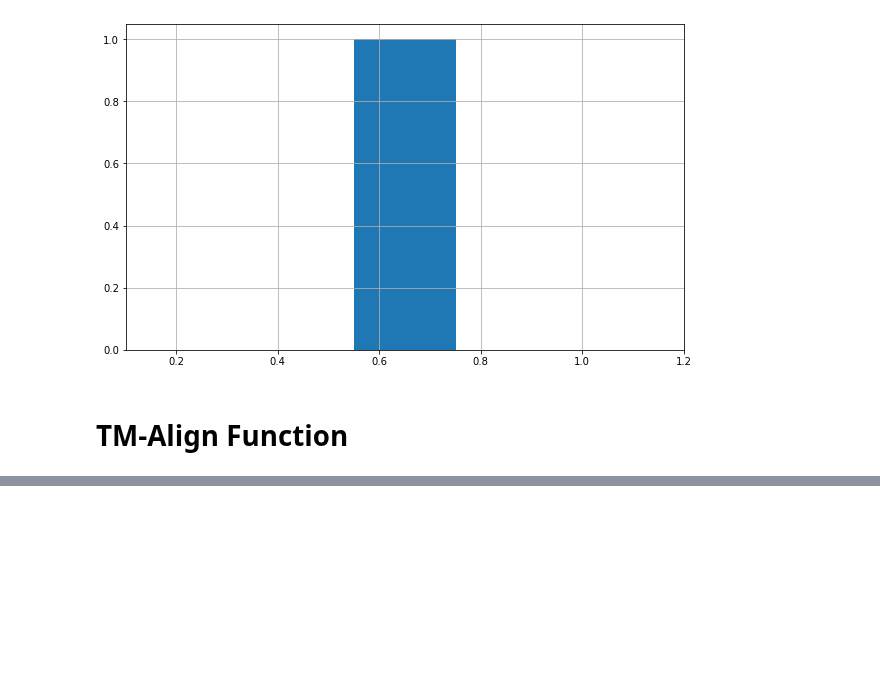
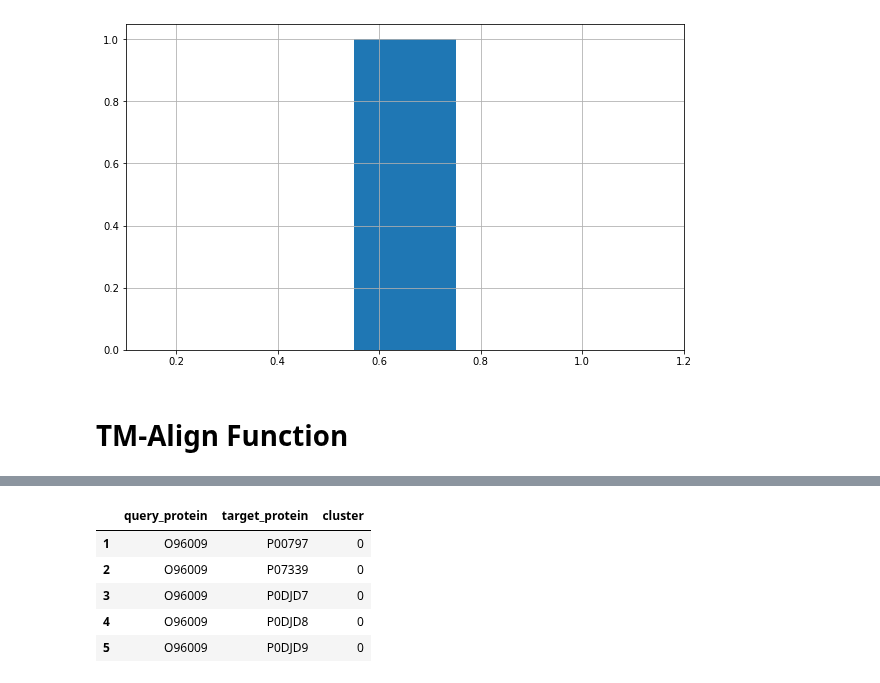
Before and after one commit to dptrsa-300/pss, a Jupyter notebook: explore_tmalign_stats.ipynb, the cells around one changed output, grey strips where cells are left out. Saved outputs shown, nothing was run; the diff lists cells and outputs as text; code cells hidden in the pictures; blank space fills up the shorter version.

```diff
--- a/explore_tmalign_stats.ipynb
+++ b/explore_tmalign_stats.ipynb
@@ -108,0 +120,18 @@ pd.read_parquet('pairs_tmalign_rmsd.parquet')
+# %%
+def download_file(path):
+        data=[]
+        os.environ['GOOGLE_APPLICATION_CREDENTIALS'] = "PSS GCS Storage Key.json"
+        storage_client = storage.Client()
+        blob = storage_client.get_bucket('capstone-fall21-protein').get_blob(path)
+        blob.download_to_filename(path.split('/')[-1])
+
+
+download_file('samples/all_protein_combos_per_cluster.parquet')
+pd.read_parquet('all_protein_combos_per_cluster.parquet').head()
+# %% [output]
+|  | query_protein | target_protein | cluster |
+| 1 | O96009 | P00797 | 0 |
+| 2 | O96009 | P07339 | 0 |
+| 3 | O96009 | P0DJD7 | 0 |
+| 4 | O96009 | P0DJD8 | 0 |
+| 5 | O96009 | P0DJD9 | 0 |
```
Also changed, not shown: parts of 11 cells of this notebook.
